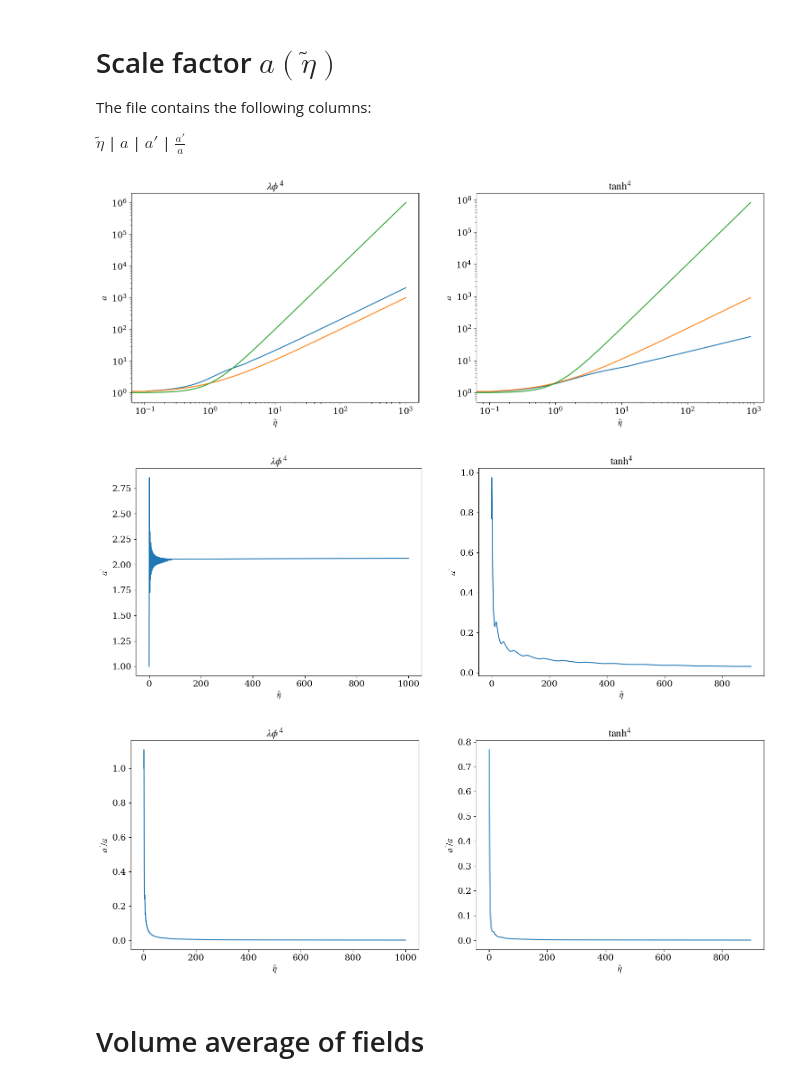
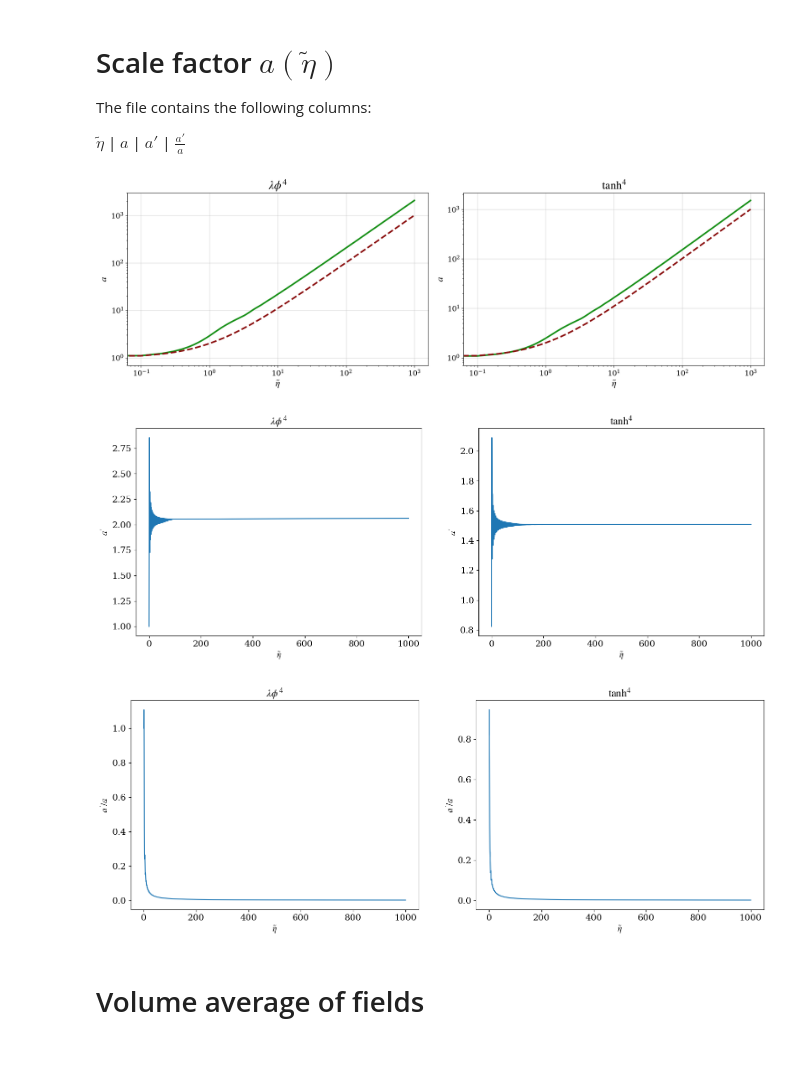
Before and after one commit to TomasCiccarella/Tesis, a Jupyter notebook: cosmolattice/lphi4_tanh4.ipynb, the cells around one changed output. Cells and saved outputs as stored; diff of their text form; code cells hidden in the pictures; blank space fills up the shorter version.

Commit message:
Actualizo las cosas de CosmoLattice

```diff
--- a/cosmolattice/lphi4_tanh4.ipynb
+++ b/cosmolattice/lphi4_tanh4.ipynb
@@ -27,8 +27,8 @@ if tlargo == False:
 
 else:
     #Tiempos largos (eta_max = 900, N = 64)
-    dir_lphi4 = "./build_lphi4/data/prueba_comp/"
-    dir_tanh4 = "./build_tanh4/data/test/"
+    dir_lphi4 = "./build_lphi4/data/var_lambda/lambda_9e-14/"
+    dir_tanh4 = "./build_tanh4/data/lambda_9e-14/L4_1.7966e65/"
     #dir_lphi4 = "./build_lphi4/data/long/"
     #dir_tanh4 = "./build_tanh4/data/long/"
 # %% [markdown]
@@ -51,24 +51,27 @@ if expansion == True:
     plt.figure(figsize=(18, 6))
 
     plt.subplot(1, 2, 1)
-    plt.plot(aDat_lphi4[:,0], aDat_lphi4[:,1])
-    plt.plot(aDat_lphi4[:,0], aDat_lphi4[:,0]+1)
-    plt.plot(aDat_lphi4[:,0], aDat_lphi4[:,0]**2+1)
-    plt.ylabel("$a$")
-    plt.xlabel('$\\tilde\eta$')
-    plt.title(r"$\lambda \phi^4$")
+    plt.plot(aDat_lphi4[:,0], aDat_lphi4[:,1], color = "#168F16", lw = 3)
+    plt.plot(aDat_lphi4[:,0], aDat_lphi4[:,0]+1, ls = "--", color = "#8a0e0e", lw = 3)
+    plt.ylabel("$a$", fontsize = 18)
+    plt.xlabel('$\\tilde\eta$', fontsize = 18)
+    plt.title(r"$\lambda \phi^4$", fontsize = 22)
     plt.xscale('log')
     plt.yscale('log')
+    plt.grid(alpha = 0.5)
 
     plt.subplot(1, 2, 2)
-    plt.plot(aDat_tanh4[:,0], aDat_tanh4[:,1])
-    plt.plot(aDat_tanh4[:,0], aDat_tanh4[:,0]+1)
-    plt.plot(aDat_tanh4[:,0], aDat_tanh4[:,0]**2+1)
-    plt.ylabel("$a$")
-    plt.xlabel('$\\tilde\eta$')
-    plt.title(r"$\tanh^4$")
+    plt.plot(aDat_tanh4[:,0], aDat_tanh4[:,1], color = "#168F16", lw = 3)
+    plt.plot(aDat_tanh4[:,0], aDat_tanh4[:,0]+1, ls = "--", color = "#8a0e0e", lw = 3)
+    plt.ylabel("$a$", fontsize = 18)
+    plt.xlabel('$\\tilde\eta$', fontsize = 18)
+    plt.title(r"$\tanh^4$", fontsize = 22)
     plt.xscale('log')
     plt.yscale('log')
+    plt.grid(alpha = 0.5)
+
+    plt.tight_layout()
+    plt.savefig("CosmoLattice_background_a_lphi4tanh4.pdf", format = "pdf")
 
 
     #plot a'
@@ -78,36 +81,36 @@ if expansion == True:
     plt.plot(aDat_lphi4[:,0], aDat_lphi4[:,2])
     plt.ylabel(r"$a^\prime$")
     plt.xlabel(r'$\tilde\eta$')
     plt.title(r"$\lambda \phi^4$")
 
     plt.subplot(1, 2, 2)
     plt.plot(aDat_tanh4[:,0], aDat_tanh4[:,2])
     plt.ylabel(r"$a^\prime$")
     plt.xlabel(r'$\tilde\eta$')
     plt.title(r"$\tanh^4$")
 
     #plot a'/a
     plt.figure(figsize=(18, 6))
 
     plt.subplot(1, 2, 1)
     plt.plot(aDat_lphi4[:,0], aDat_lphi4[:,3])
     plt.ylabel(r"$a^\prime/a$")
     plt.xlabel(r'$\tilde\eta$')
     plt.title(r"$\lambda \phi^4$")
 
     plt.subplot(1, 2, 2)
     plt.plot(aDat_tanh4[:,0], aDat_tanh4[:,3])
     plt.ylabel(r"$a^\prime/a$")
     plt.xlabel(r'$\tilde\eta$')
     plt.title(r"$\tanh^4$")
 
 else:
     aDat_lphi4 = None
     aDat_tanh4 = None
 # %% [output]
-[figure, old version]
+[figure, new version]
-[figure, old version]
+[figure, new version]
-[figure, old version]
+[figure, new version]
 # %% [markdown]
 # Volume average of fields
 # %% [markdown]
```
Also changed, not shown: parts of 10 cells of this notebook, 17 other files.
